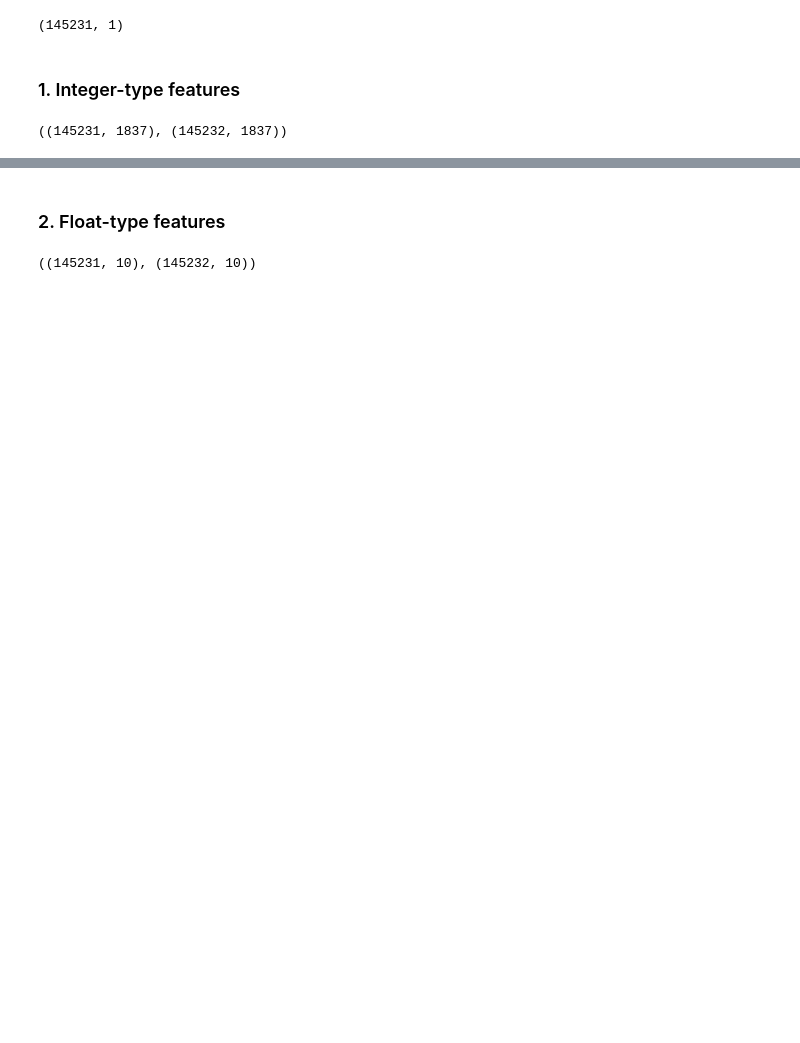
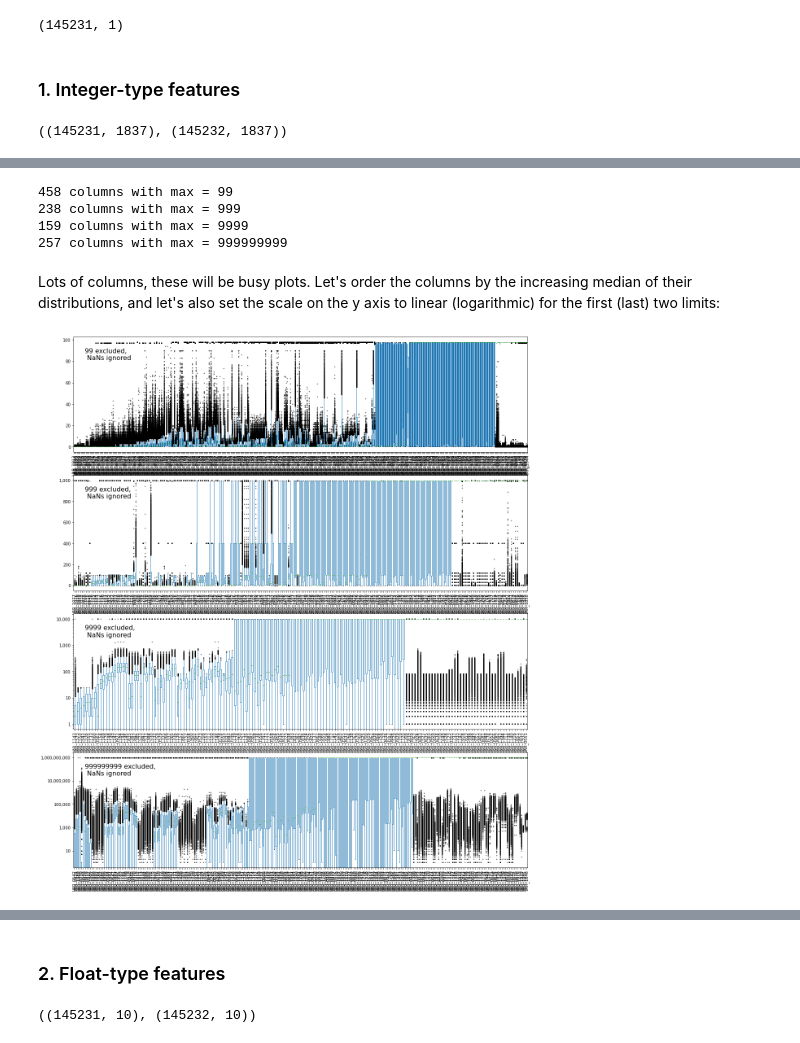
Before and after one commit to robertc2020/Capstone_Project_2-Customer_Churn, a Jupyter notebook: exploratory_data_analysis.ipynb, the cells around one changed output, grey strips where cells are left out. Drawn from its saved outputs; the diff is of its cells as text; code cells hidden in the pictures; blank space fills up the shorter version.

```diff
--- a/exploratory_data_analysis.ipynb
+++ b/exploratory_data_analysis.ipynb
@@ -109,0 +115,38 @@ __MORE TO COME__
+# %%
+dfi_max = dfi.max()
+
+limits = [99, 999, 9999, 999999999]
+
+cols9 = []
+dfi9 = []
+
+for i, limit in enumerate(limits):
+
+    cols9.append(dfi_max[dfi_max == limit].index)
+    print(len(cols9[i]),'columns with max =',limit)
+
+    dfi9.append( dfi[cols9[i]][dfi[cols9[i]] < limit])
+# %% [output]
+458 columns with max = 99
+238 columns with max = 999
+159 columns with max = 9999
+257 columns with max = 999999999
+# %% [markdown]
+Lots of columns, these will be busy plots. Let's order the columns by the increasing median of their distributions, and let's also set the scale on the y axis to linear (logarithmic) for the first (last) two limits:
+# %%
+fig, ax = plt.subplots(4,1,figsize=(20,24))
+
+cols9_sorted = []
+
+for i in range(len(ax)):
+
+    cols9_sorted.append( dfi9[i].mean().sort_values().index)
+
+    dfi9[i][cols9_sorted[i]].plot.box(ax=ax[i],flierprops=dict(markersize=1))
+
+    if i > 1: ax[i].set_yscale('log')
+    ax[i].yaxis.set_major_formatter(ticker.FuncFormatter(lambda x, p: format(int(x), ',')))
+    ax[i].set_xticklabels(ax[i].get_xticklabels(),rotation = 90)
+    ax[i].text(0.025, 0.8, str(limits[i]) + ' excluded,\n NaNs ignored', transform=ax[i].transAxes,fontsize=16)
+# %% [output]
+[figure, added]
```
Also changed, not shown: parts of 98 cells of this notebook, 1 other file.
